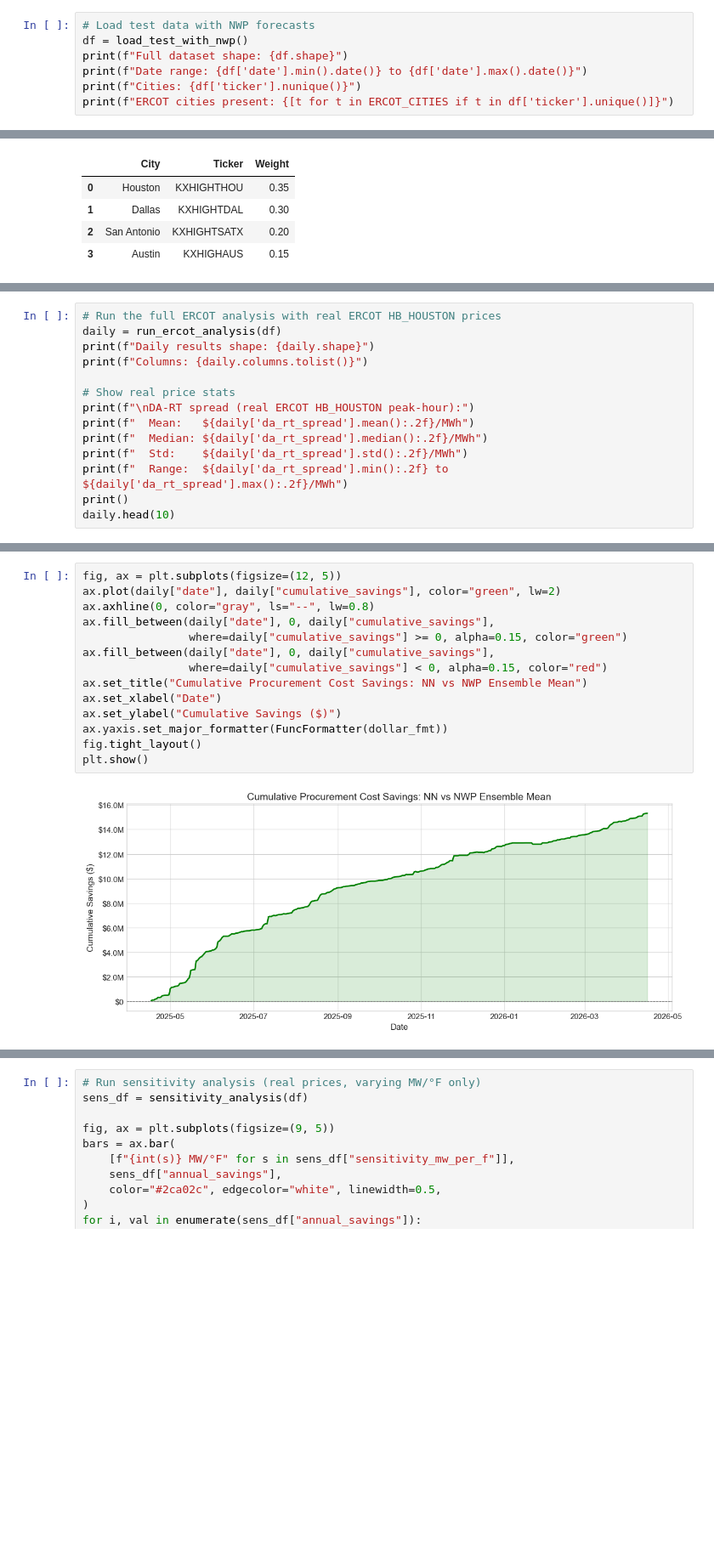
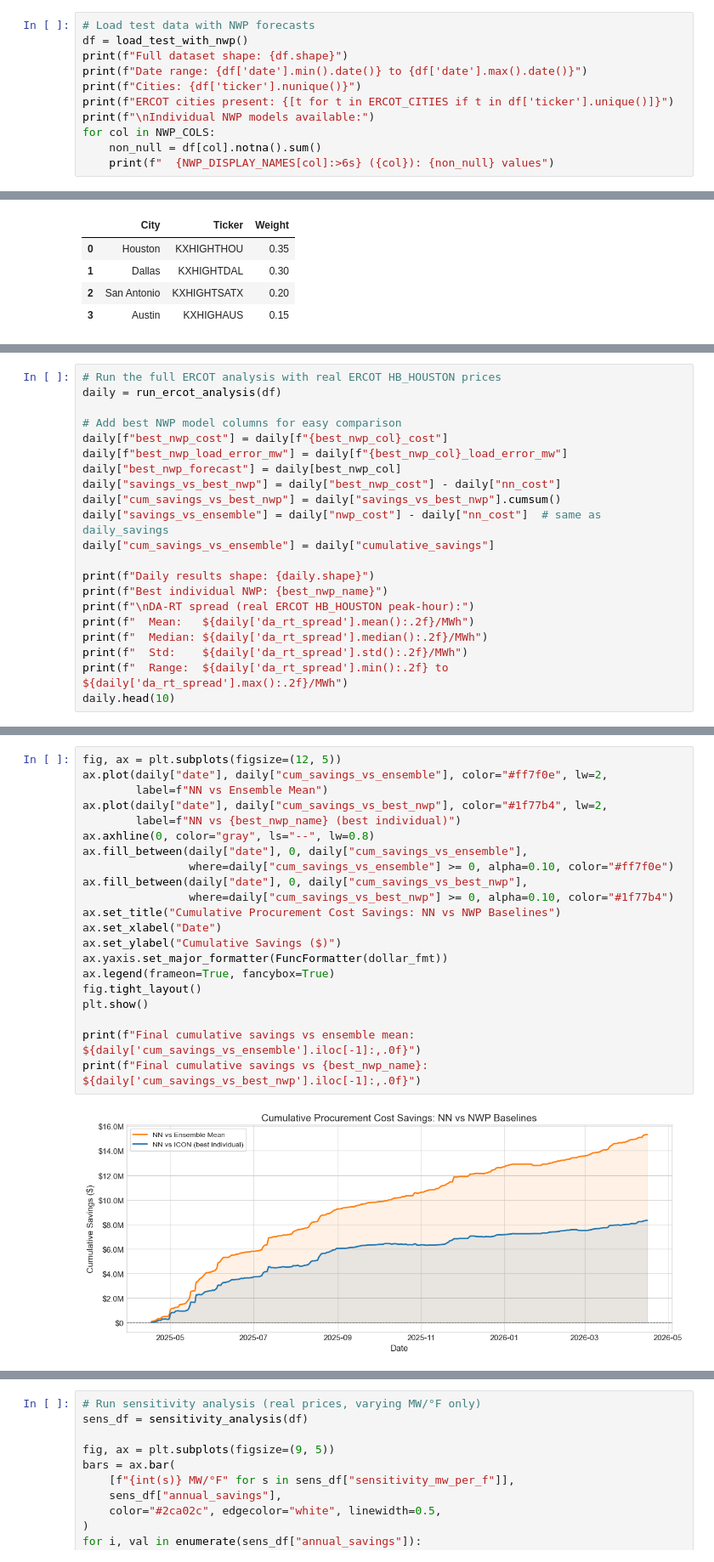
Before and after one commit to maxz073/dailymaxtempnn, a Jupyter notebook: energy_notebook.ipynb, the cells around one changed output, grey strips where cells are left out. Shown at 85% size. Drawn from its saved outputs; the diff is of its cells as text; blank space fills up the shorter version.

```diff
--- a/energy_notebook.ipynb
+++ b/energy_notebook.ipynb
@@ -60,6 +65,10 @@ print(f"Full dataset shape: {df.shape}")
 print(f"Date range: {df['date'].min().date()} to {df['date'].max().date()}")
 print(f"Cities: {df['ticker'].nunique()}")
 print(f"ERCOT cities present: {[t for t in ERCOT_CITIES if t in df['ticker'].unique()]}")
+print(f"\nIndividual NWP models available:")
+for col in NWP_COLS:
+    non_null = df[col].notna().sum()
+    print(f"  {NWP_DISPLAY_NAMES[col]:>6s} ({col}): {non_null} values")
 # %% [output]
 Full dataset shape: (7300, 12)
 Date range: 2025-04-17 to 2026-04-16
@@ -104,15 +197,22 @@ Total weight: 1.00
 # %%
 # Run the full ERCOT analysis with real ERCOT HB_HOUSTON prices
 daily = run_ercot_analysis(df)
+
+# Add best NWP model columns for easy comparison
+daily[f"best_nwp_cost"] = daily[f"{best_nwp_col}_cost"]
+daily[f"best_nwp_load_error_mw"] = daily[f"{best_nwp_col}_load_error_mw"]
+daily["best_nwp_forecast"] = daily[best_nwp_col]
+daily["savings_vs_best_nwp"] = daily["best_nwp_cost"] - daily["nn_cost"]
+daily["cum_savings_vs_best_nwp"] = daily["savings_vs_best_nwp"].cumsum()
+daily["savings_vs_ensemble"] = daily["nwp_cost"] - daily["nn_cost"]  # same as daily_savings
+daily["cum_savings_vs_ensemble"] = daily["cumulative_savings"]
+
 print(f"Daily results shape: {daily.shape}")
-print(f"Columns: {daily.columns.tolist()}")
-
-# Show real price stats
+print(f"Best individual NWP: {best_nwp_name}")
 print(f"\nDA-RT spread (real ERCOT HB_HOUSTON peak-hour):")
 print(f"  Mean:   ${daily['da_rt_spread'].mean():.2f}/MWh")
 print(f"  Median: ${daily['da_rt_spread'].median():.2f}/MWh")
 print(f"  Std:    ${daily['da_rt_spread'].std():.2f}/MWh")
 print(f"  Range:  ${daily['da_rt_spread'].min():.2f} to ${daily['da_rt_spread'].max():.2f}/MWh")
-print()
 daily.head(10)
 # %% [output]
@@ -214,16 +357,23 @@ Non-summer savings:          $   9,607,679  (243 days)
 # %%
 fig, ax = plt.subplots(figsize=(12, 5))
-ax.plot(daily["date"], daily["cumulative_savings"], color="green", lw=2)
+ax.plot(daily["date"], daily["cum_savings_vs_ensemble"], color="#ff7f0e", lw=2,
+        label=f"NN vs Ensemble Mean")
+ax.plot(daily["date"], daily["cum_savings_vs_best_nwp"], color="#1f77b4", lw=2,
+        label=f"NN vs {best_nwp_name} (best individual)")
 ax.axhline(0, color="gray", ls="--", lw=0.8)
-ax.fill_between(daily["date"], 0, daily["cumulative_savings"],
-                where=daily["cumulative_savings"] >= 0, alpha=0.15, color="green")
-ax.fill_between(daily["date"], 0, daily["cumulative_savings"],
-                where=daily["cumulative_savings"] < 0, alpha=0.15, color="red")
-ax.set_title("Cumulative Procurement Cost Savings: NN vs NWP Ensemble Mean")
+ax.fill_between(daily["date"], 0, daily["cum_savings_vs_ensemble"],
+                where=daily["cum_savings_vs_ensemble"] >= 0, alpha=0.10, color="#ff7f0e")
+ax.fill_between(daily["date"], 0, daily["cum_savings_vs_best_nwp"],
+                where=daily["cum_savings_vs_best_nwp"] >= 0, alpha=0.10, color="#1f77b4")
+ax.set_title("Cumulative Procurement Cost Savings: NN vs NWP Baselines")
 ax.set_xlabel("Date")
 ax.set_ylabel("Cumulative Savings ($)")
 ax.yaxis.set_major_formatter(FuncFormatter(dollar_fmt))
+ax.legend(frameon=True, fancybox=True)
 fig.tight_layout()
 plt.show()
+
+print(f"Final cumulative savings vs ensemble mean: ${daily['cum_savings_vs_ensemble'].iloc[-1]:,.0f}")
+print(f"Final cumulative savings vs {best_nwp_name}:      ${daily['cum_savings_vs_best_nwp'].iloc[-1]:,.0f}")
 # %% [output]
-[figure, old version]
+[figure, new version]
```
Also changed, not shown: parts of 22 cells of this notebook, 2 other files.
